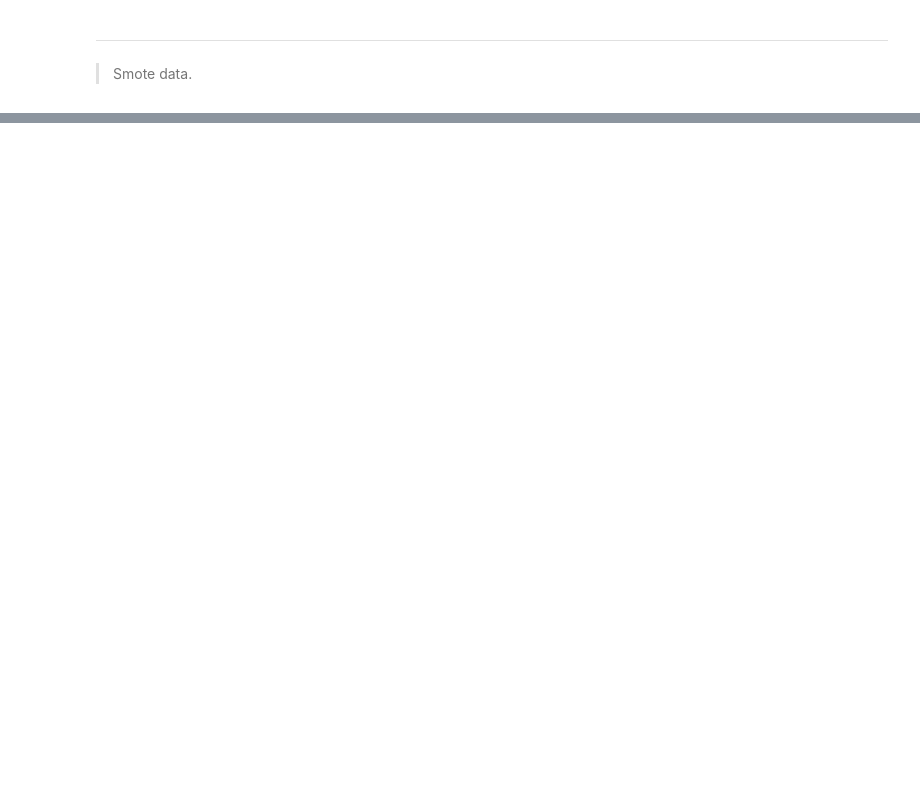
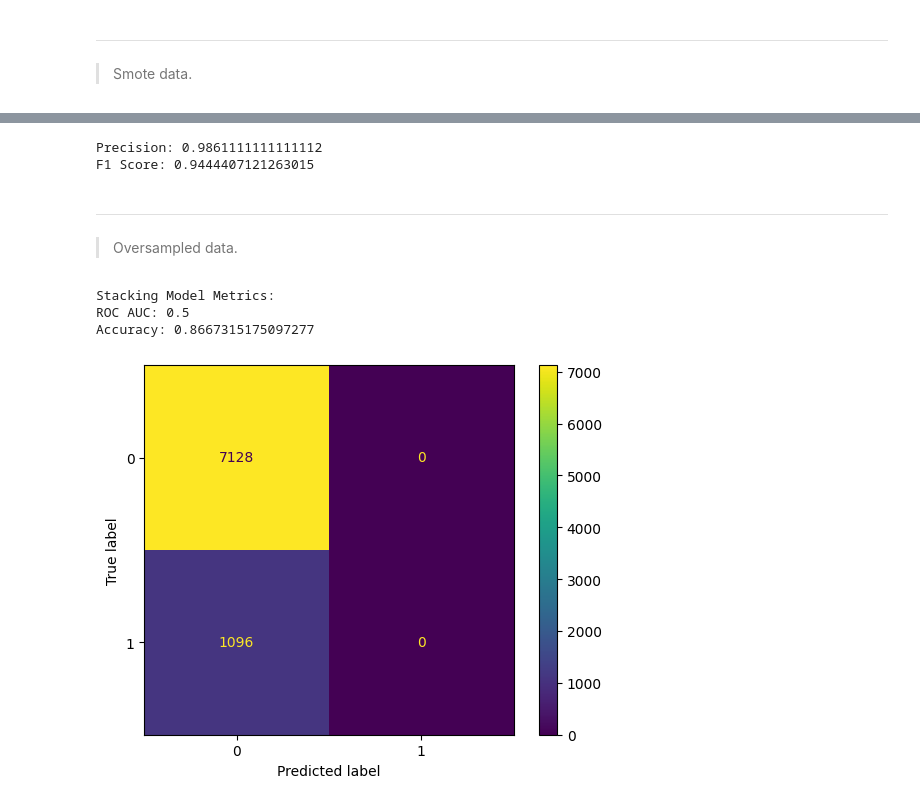
Before and after one commit to RonChits/Default-Probability, a Jupyter notebook: Default_Probability.ipynb, the cells around one changed output, grey strips where cells are left out. Saved outputs shown, nothing was run; the diff lists cells and outputs as text; code cells hidden in the pictures; blank space fills up the shorter version.

```diff
--- a/Default_Probability.ipynb
+++ b/Default_Probability.ipynb
@@ -3172,0 +3605,79 @@ print("F1 Score:", f1_score)
+# %%
+# Get the confusion matrix
+cm = confusion_matrix(y_test, y_pred)
+
+# True Positives (TP)
+TP = cm[0][0]
+
+# True Negatives (TN)
+TN = cm[1][1]
+
+# False Positives (FP)
+FP = cm[0][1]
+
+# False Negatives (FN)
+FN = cm[1][0]
+
+# Calculate precision
+precision = TP / (TP + FP)
+
+# Calculate F1 score
+recall = TP / (TP + FN)
+f1_score = 2 * (precision * recall) / (precision + recall)
+
+# Print results
+print("Precision:", precision)
+print("F1 Score:", f1_score)
+# %% [output]
+Precision: 0.9861111111111112
+F1 Score: 0.9444407121263015
+# %% [markdown]
+
+
+---
+# %% [markdown]
+>Oversampled data.
+# %%
+base_models = [
+    ('xgboost', best_modelxg),
+     ('random_forest', best_modelrfc)
+     ]
+
+# Define meta-model
+meta_model = LogisticRegression()
+
+# Create stacking classifier
+stacking_clf1 = StackingClassifier(estimators=base_models, final_estimator=meta_model, cv=5)
+
+# Fit the stacking classifier
+stacking_clf1.fit(X_train_scaled_over, y_train_over)
+
+# Make predictions
+y_pred = stacking_clf1.predict(X_test)
+
+# Evaluate performance
+roc_auc = roc_auc_score(y_test, y_pred)
+accuracy = accuracy_score(y_test, y_pred)
+precision = precision_score(y_test, y_pred)
+
+
+print("Stacking Model Metrics:")
+print("ROC AUC:", roc_auc)
+print("Accuracy:", accuracy)
+# %% [output]
+Stacking Model Metrics:
+ROC AUC: 0.5
+Accuracy: 0.8667315175097277
+# %%
+# Predict class labels
+y_pred = (stacking_clf1.predict(X_test) > 0.5).astype(int)
+
+# Generate confusion matrix
+cm = confusion_matrix(y_test, y_pred)
+
+# Display confusion matrix
+disp = ConfusionMatrixDisplay(confusion_matrix=cm)
+disp.plot()
+plt.show()
+# %% [output]
+[figure, added]
```
Also changed, not shown: parts of 94 cells of this notebook.
